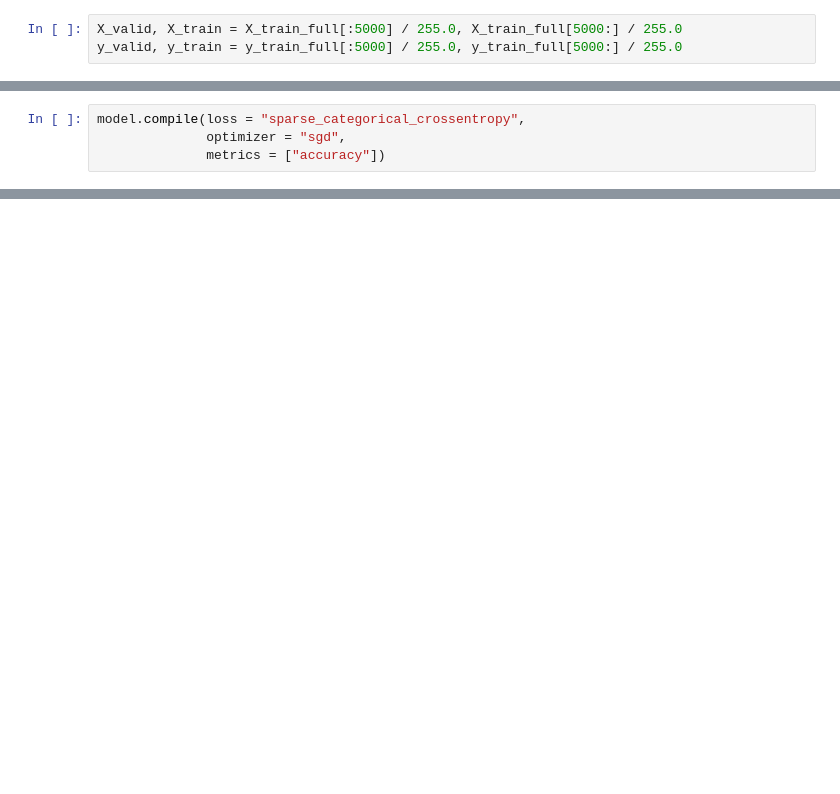
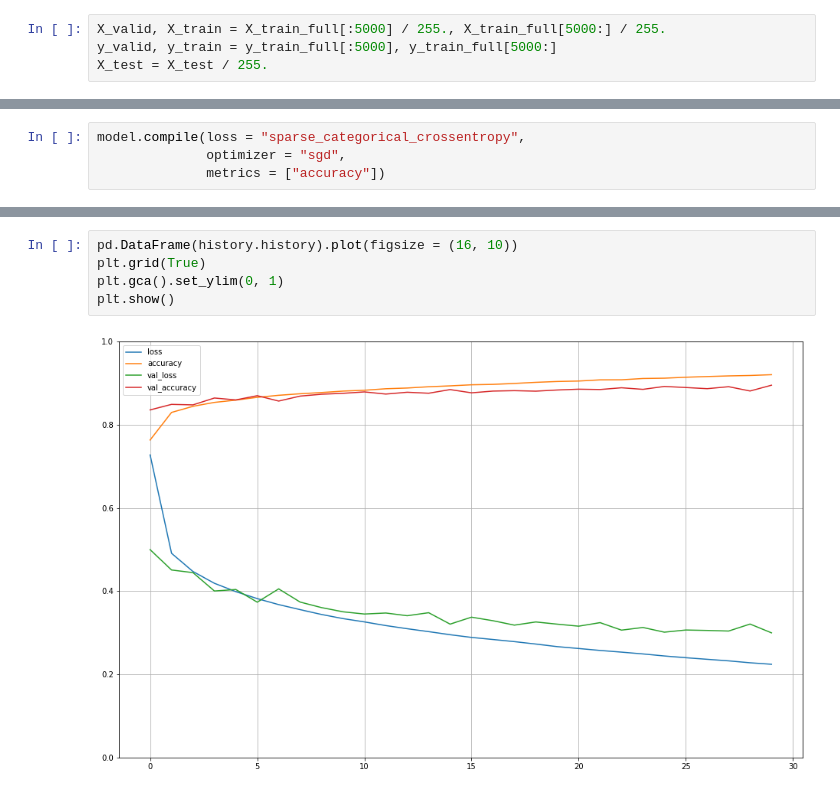
Before and after one commit to sandy-lee/mnist_neural_net, a Jupyter notebook: src/mnist_neural_net.ipynb, the cells around one changed output, grey strips where cells are left out. Cells and saved outputs as stored; diff of their text form; blank space fills up the shorter version.

Commit message:
added graph showing accuracy versus loss

```diff
--- a/src/mnist_neural_net.ipynb
+++ b/src/mnist_neural_net.ipynb
@@ -5,8 +7,9 @@ from tensorflow import keras
 fashion_mnist = keras.datasets.fashion_mnist
 (X_train_full, y_train_full), (X_test, y_test) = fashion_mnist.load_data()
 # %%
-X_valid, X_train = X_train_full[:5000] / 255.0, X_train_full[5000:] / 255.0
-y_valid, y_train = y_train_full[:5000] / 255.0, y_train_full[5000:] / 255.0
+X_valid, X_train = X_train_full[:5000] / 255., X_train_full[5000:] / 255.
+y_valid, y_train = y_train_full[:5000], y_train_full[5000:]
+X_test = X_test / 255.
 # %%
 class_names = [ "T-shirt/top" , "Trouser" , "Pullover" , "Dress" , "Coat" , "Sandal" , "Shirt" , "Sneaker" , "Bag" , "Ankle boot" ]
 # %%
@@ -62,0 +66,7 @@ Epoch 30/30
+# %%
+pd.DataFrame(history.history).plot(figsize = (16, 10))
+plt.grid(True)
+plt.gca().set_ylim(0, 1)
+plt.show()
+# %% [output]
+[figure, added]
```
Also changed, not shown: parts of 4 cells of this notebook, 1 other file.
